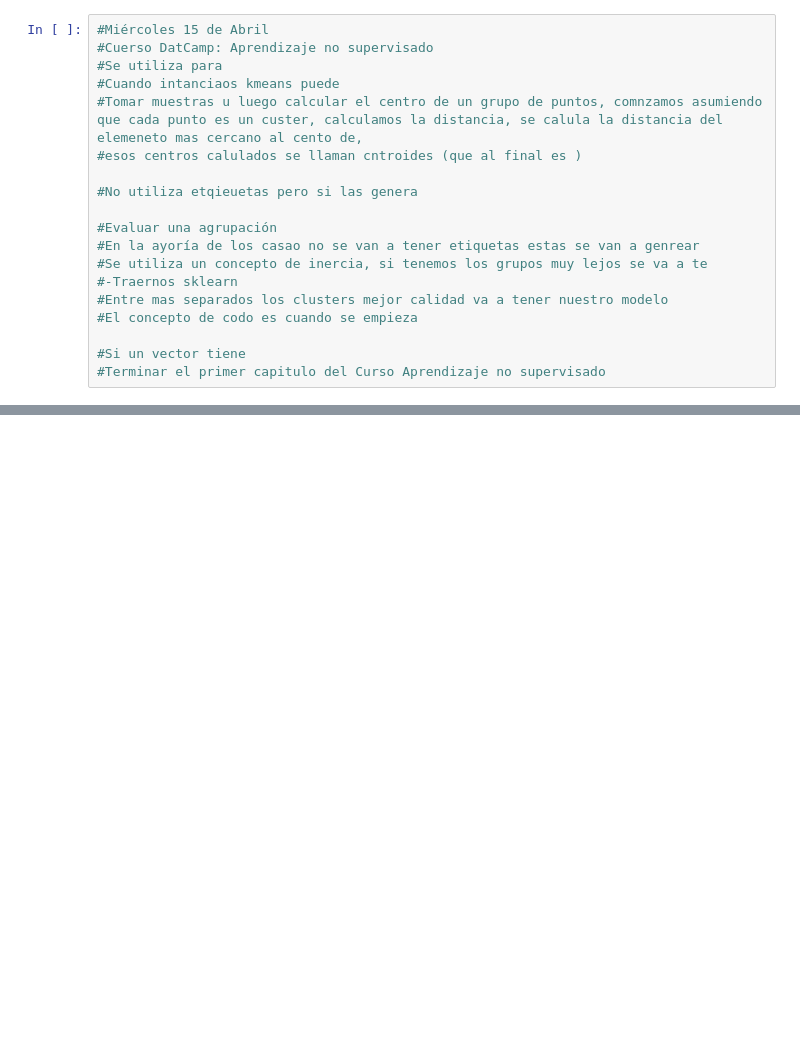
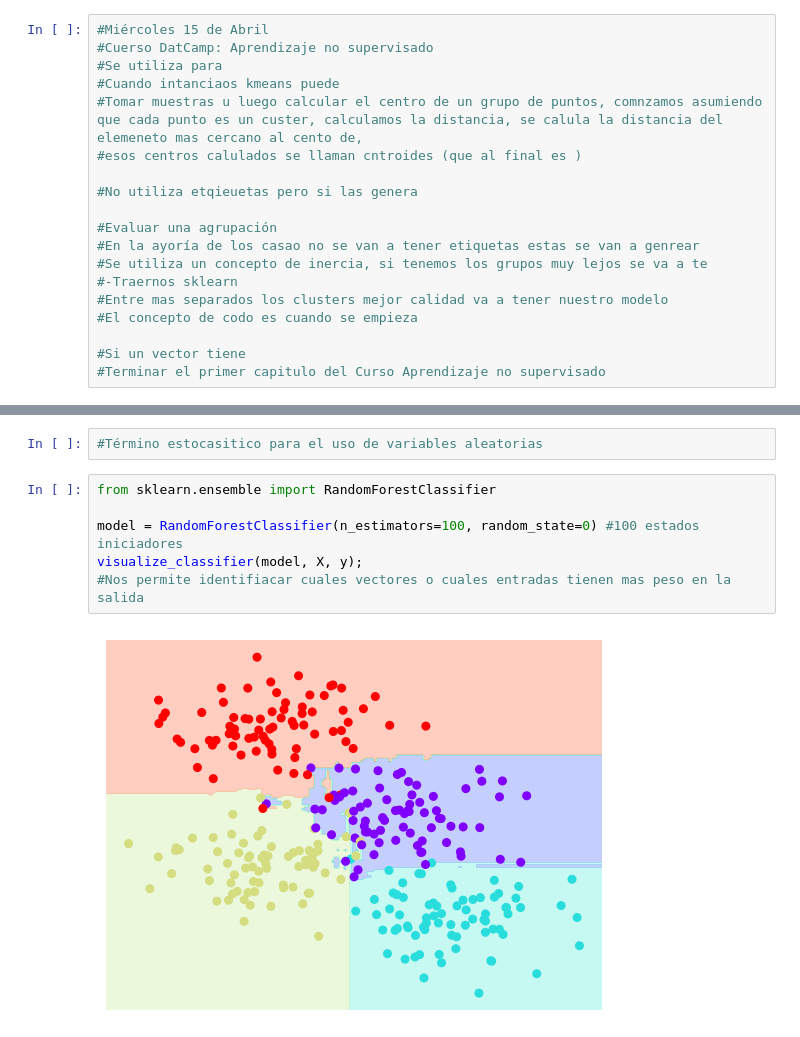
Before and after one commit to paolanavarror/mineria-de-datos, a Jupyter notebook: MineriaDeDatos.ipynb, the cells around one changed output, grey strips where cells are left out. Drawn from its saved outputs; the diff is of its cells as text; blank space fills up the shorter version.

```diff
--- a/MineriaDeDatos.ipynb
+++ b/MineriaDeDatos.ipynb
@@ -2881,0 +2956,10 @@ Precisión de K-NN: 100.00%
+# %%
+#Término estocasitico para el uso de variables aleatorias
+# %%
+from sklearn.ensemble import RandomForestClassifier
+
+model = RandomForestClassifier(n_estimators=100, random_state=0) #100 estados iniciadores
+visualize_classifier(model, X, y);
+#Nos permite identifiacar cuales vectores o cuales entradas tienen mas peso en la salida
+# %% [output]
+[figure, added]
```
Also changed, not shown: parts of 27 cells of this notebook.
